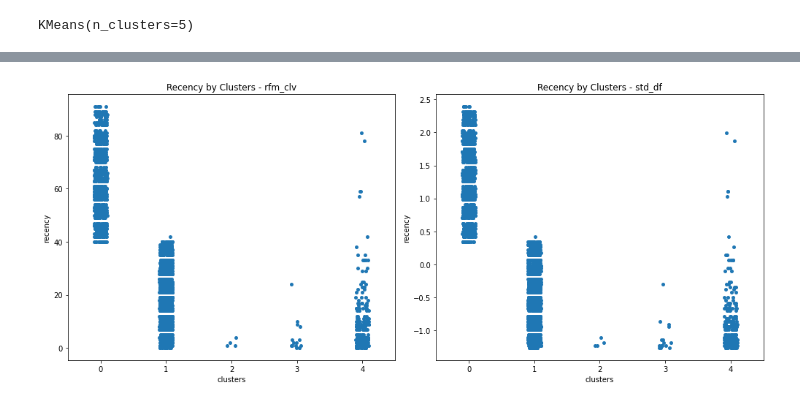
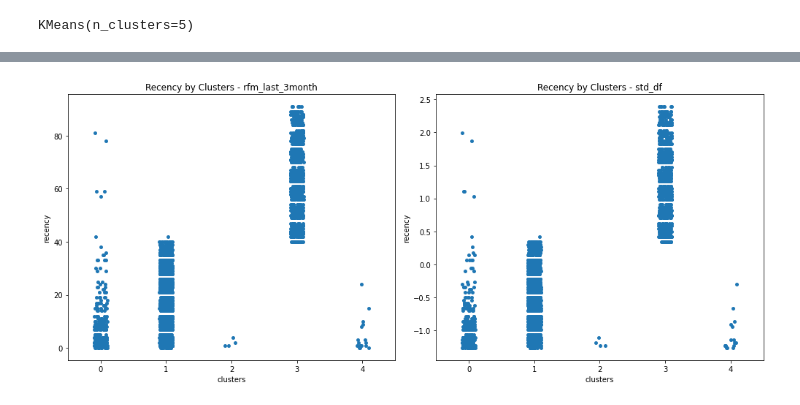
Before and after one commit to FarnazOmidvari/rfm-clv-dashboard, a Jupyter notebook: notebooks/rfm_clv_normalized_kmeans_3Month.ipynb, the cells around one changed output, grey strips where cells are left out. Saved outputs shown, nothing was run; the diff lists cells and outputs as text; code cells hidden in the pictures.

```diff
--- a/notebooks/rfm_clv_normalized_kmeans_3Month.ipynb
+++ b/notebooks/rfm_clv_normalized_kmeans_3Month.ipynb
@@ -588,0 +574,3 @@ rfm_clv.head()
+# %%
+rfm_last_3month['clusters'] = kmeans_model.labels_
+rfm_last_3month
@@ -640,15 +642,15 @@ plt.show()
 # %%
 fig, axes = plt.subplots(1, 2, figsize=(14,6))  # 1 ردیف، 2 ستون
 
-sbn.stripplot(x='clusters', y='recency' , data = rfm_clv ,  ax=axes[0])
-axes[0].set_title("Recency by Clusters - rfm_clv")
+sbn.stripplot(x='clusters', y='recency' , data = rfm_last_3month ,  ax=axes[0])
+axes[0].set_title("Recency by Clusters - rfm_last_3month")
 
 
 sbn.stripplot(x='clusters', y='recency' , data = std_df ,  ax=axes[1])
 axes[1].set_title("Recency by Clusters - std_df")
 
 
 plt.tight_layout()
 plt.show()
 # %% [output]
-[figure, old version]
+[figure, new version]
```
Also changed, not shown: parts of 22 cells of this notebook, 25 other files.
